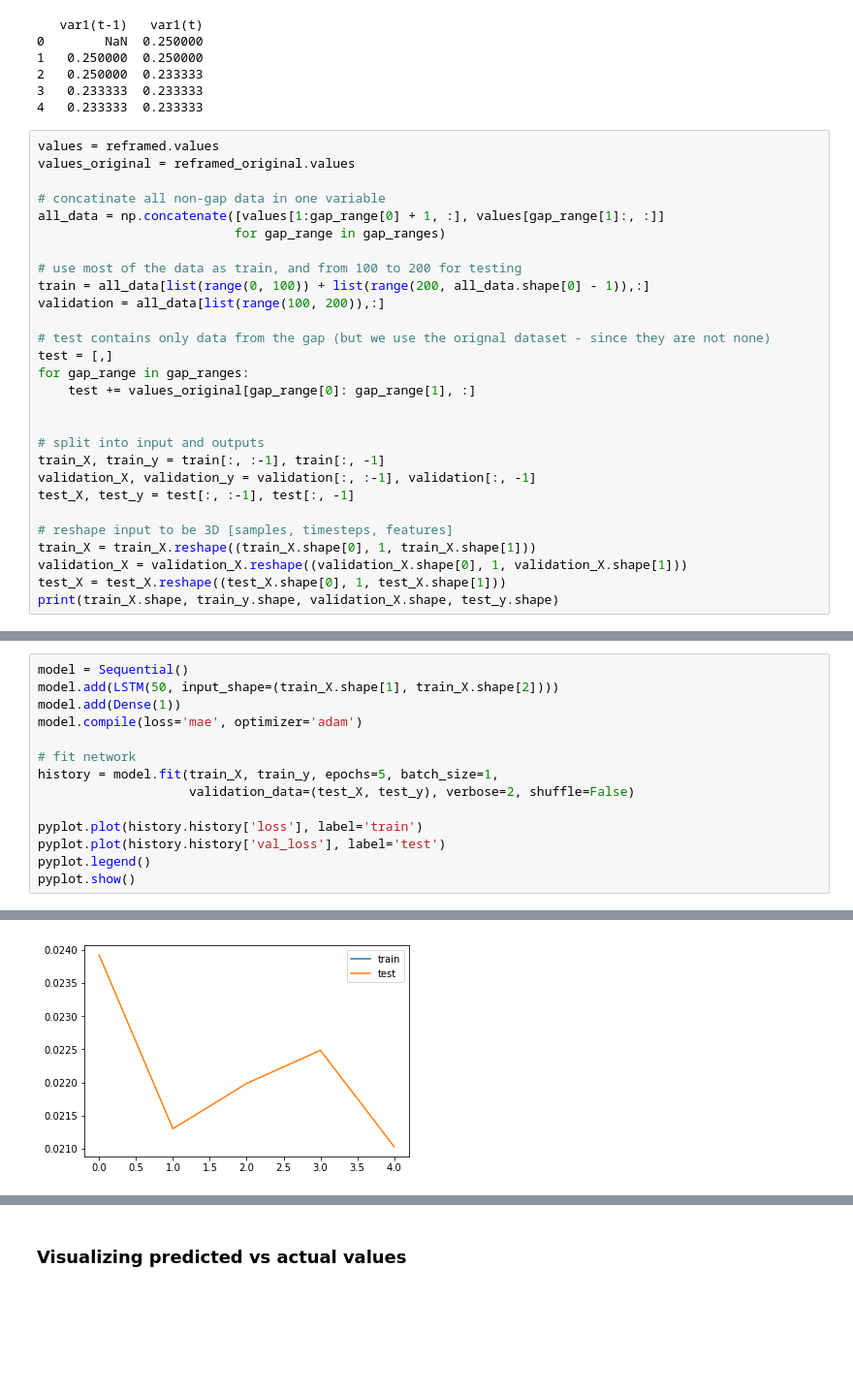
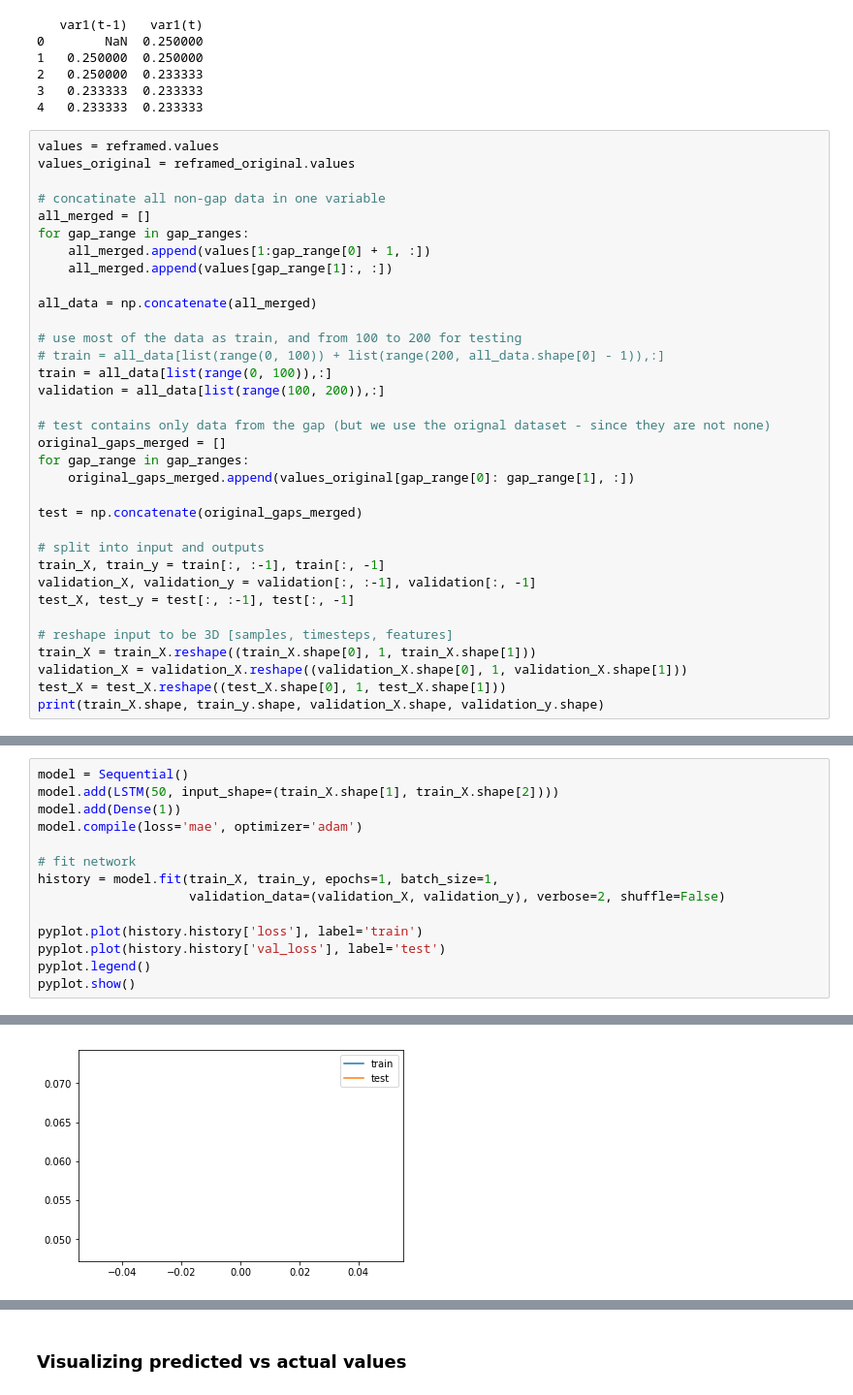
Before and after one commit to gentrexha/energy_efficient_ds, a Jupyter notebook: Assignment P3/notebooks/Assignment_P3_Pollution.ipynb, the cells around one changed output, grey strips where cells are left out. Shown: that part at 97% size. Cells and saved outputs as stored; diff of their text form; blank space fills up the shorter version.

```diff
--- a/Assignment P3/notebooks/Assignment_P3_Pollution.ipynb
+++ b/Assignment P3/notebooks/Assignment_P3_Pollution.ipynb
@@ -227,18 +227,24 @@ values = reframed.values
 values_original = reframed_original.values
 
 # concatinate all non-gap data in one variable
-all_data = np.concatenate([values[1:gap_range[0] + 1, :], values[gap_range[1]:, :]]
-                          for gap_range in gap_ranges)
+all_merged = []
+for gap_range in gap_ranges:
+    all_merged.append(values[1:gap_range[0] + 1, :])
+    all_merged.append(values[gap_range[1]:, :])
+
+all_data = np.concatenate(all_merged)
 
 # use most of the data as train, and from 100 to 200 for testing
-train = all_data[list(range(0, 100)) + list(range(200, all_data.shape[0] - 1)),:]
+# train = all_data[list(range(0, 100)) + list(range(200, all_data.shape[0] - 1)),:]
+train = all_data[list(range(0, 100)),:]
 validation = all_data[list(range(100, 200)),:]
 
 # test contains only data from the gap (but we use the orignal dataset - since they are not none)
-test = [,]
+original_gaps_merged = []
 for gap_range in gap_ranges:
-    test += values_original[gap_range[0]: gap_range[1], :]
+    original_gaps_merged.append(values_original[gap_range[0]: gap_range[1], :])
 
+test = np.concatenate(original_gaps_merged)
 
 # split into input and outputs
 train_X, train_y = train[:, :-1], train[:, -1]
@@ -249,5 +255,5 @@ test_X, test_y = test[:, :-1], test[:, -1]
 train_X = train_X.reshape((train_X.shape[0], 1, train_X.shape[1]))
 validation_X = validation_X.reshape((validation_X.shape[0], 1, validation_X.shape[1]))
 test_X = test_X.reshape((test_X.shape[0], 1, test_X.shape[1]))
-print(train_X.shape, train_y.shape, validation_X.shape, test_y.shape)
+print(train_X.shape, train_y.shape, validation_X.shape, validation_y.shape)
 # %% [output]
@@ -259,8 +265,8 @@ model.add(Dense(1))
 model.compile(loss='mae', optimizer='adam')
 
 # fit network
-history = model.fit(train_X, train_y, epochs=5, batch_size=1,
-                    validation_data=(test_X, test_y), verbose=2, shuffle=False)
+history = model.fit(train_X, train_y, epochs=1, batch_size=1,
+                    validation_data=(validation_X, validation_y), verbose=2, shuffle=False)
 
 pyplot.plot(history.history['loss'], label='train')
 pyplot.plot(history.history['val_loss'], label='test')
@@ -281,3 +279,3 @@ Epoch 5/5
-[figure, old version]
+[figure, new version]
 # %%
 # make a prediction
```
Also changed, not shown: parts of 5 cells of this notebook.
